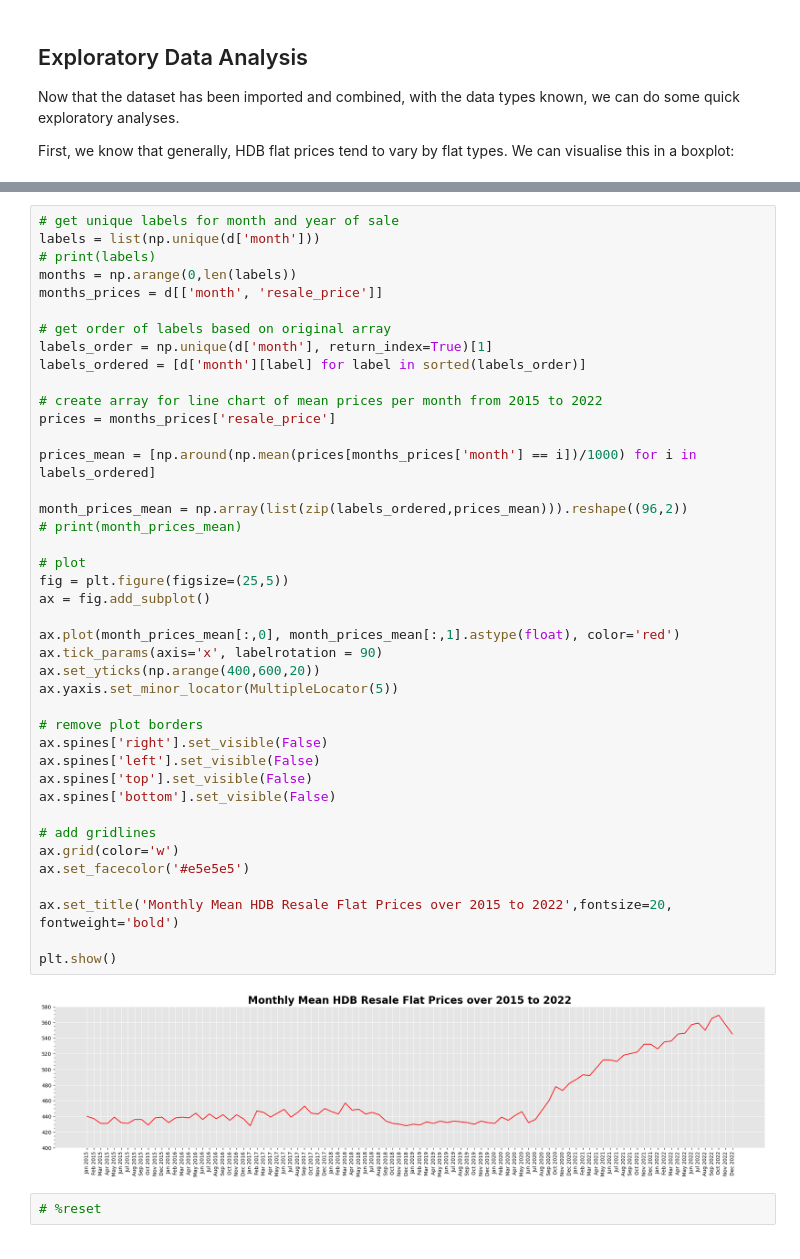
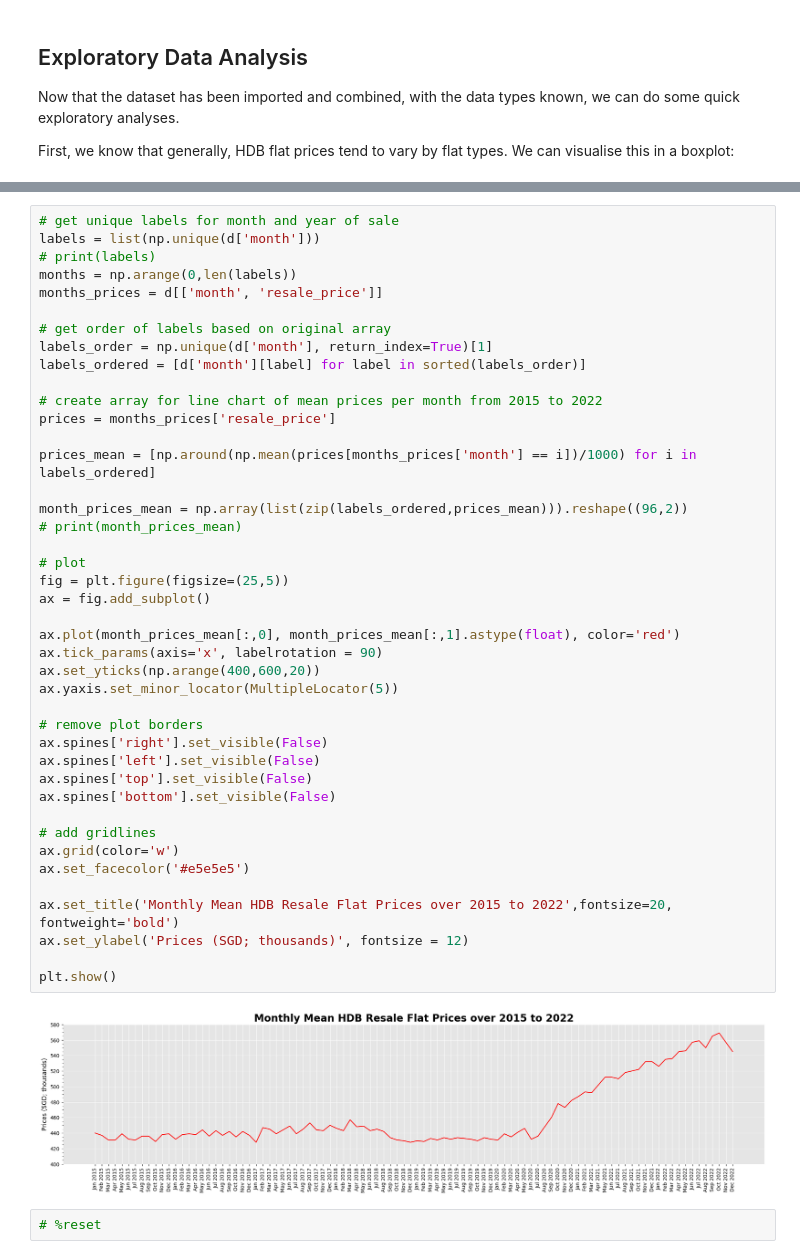
Before and after one commit to iyliahutta/Intro-to-Programming-for-DS, a Jupyter notebook: CA1/CA1.ipynb, the cells around one changed output, grey strips where cells are left out. Saved outputs shown, nothing was run; the diff lists cells and outputs as text.

Commit message:
CA1 - dataset 1 plot labels edit

```diff
--- a/CA1/CA1.ipynb
+++ b/CA1/CA1.ipynb
@@ -203,33 +203,34 @@ labels_ordered = [d['month'][label] for label in sorted(labels_order)]
 prices = months_prices['resale_price']
 
 prices_mean = [np.around(np.mean(prices[months_prices['month'] == i])/1000) for i in labels_ordered]
 
 month_prices_mean = np.array(list(zip(labels_ordered,prices_mean))).reshape((96,2))
 # print(month_prices_mean)
 
 # plot
 fig = plt.figure(figsize=(25,5))
 ax = fig.add_subplot()
 
 ax.plot(month_prices_mean[:,0], month_prices_mean[:,1].astype(float), color='red')
 ax.tick_params(axis='x', labelrotation = 90)
 ax.set_yticks(np.arange(400,600,20))
 ax.yaxis.set_minor_locator(MultipleLocator(5))
 
 # remove plot borders
 ax.spines['right'].set_visible(False)
 ax.spines['left'].set_visible(False)
 ax.spines['top'].set_visible(False)
 ax.spines['bottom'].set_visible(False)
 
 # add gridlines
 ax.grid(color='w')
 ax.set_facecolor('#e5e5e5')
 
 ax.set_title('Monthly Mean HDB Resale Flat Prices over 2015 to 2022',fontsize=20, fontweight='bold')
+ax.set_ylabel('Prices (SGD; thousands)', fontsize = 12)
 
 plt.show()
 # %% [output]
-[figure, old version]
+[figure, new version]
 # %%
 # %reset
```
Also changed, not shown: parts of 1 cell of this notebook.
